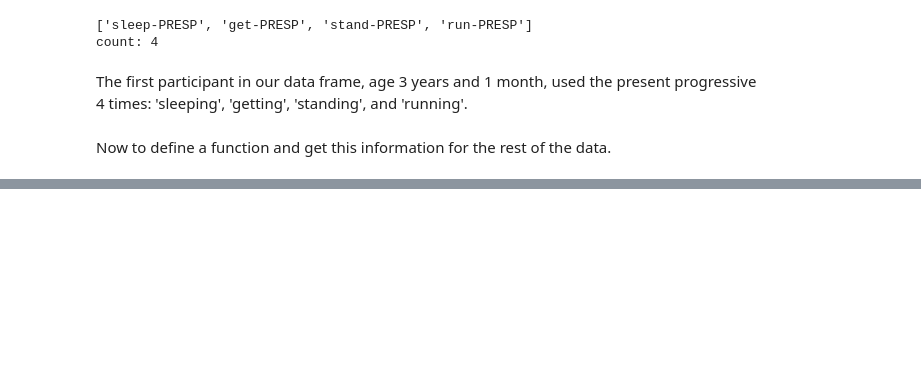
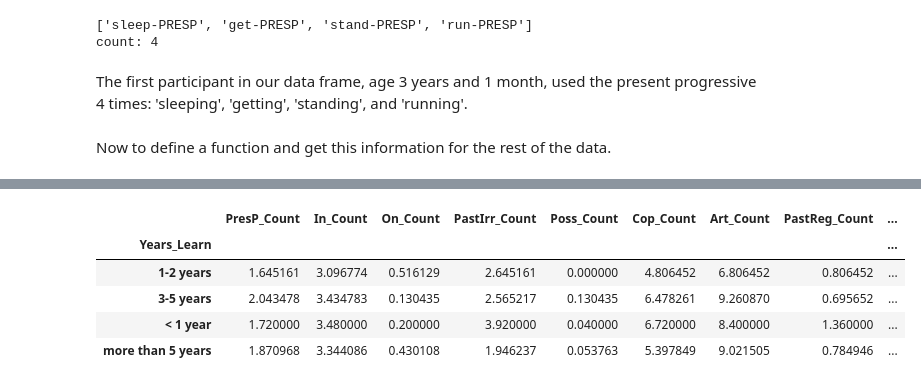
Before and after one commit to Data-Science-for-Linguists-2023/Morpheme-Acquisition-Analysis, a Jupyter notebook: notebooks/data_analysis.ipynb, the cells around one changed output, grey strips where cells are left out. Saved outputs shown, nothing was run; the diff lists cells and outputs as text; code cells hidden in the pictures; blank space fills up the shorter version.

```diff
--- a/notebooks/data_analysis.ipynb
+++ b/notebooks/data_analysis.ipynb
@@ -63,7 +82,6 @@ Ncorpus.head()
 # %%
 # learner corpus
-Lcorpus['PresP'] = Lcorpus.Morphemes.apply(get_presp)
-Lcorpus['PresP_Count'] = Lcorpus['PresP'].str.len()
+Lcorpus['PresP_Count'] = Lcorpus.Morphemes.apply(get_presp).str.len()
 Lcorpus.head()
 # %% [output]
 |  | Filename | Participant | Anon_ID | L1 | Age | Education | Years_Learn | Years_Env | Tokens | POS | ... |
@@ -115,0 +222,12 @@ Lcorpus['Poss_Count'] = Lcorpus['Poss'].str.len()
+# %%
+# L2 corpus
+Lcorpus[['Years_Learn', 'PresP_Count', 'In_Count', 'On_Count', 'PastIrr_Count',
+        'Poss_Count', 'Cop_Count', 'Art_Count', 'PastReg_Count',
+        '3PS_Count', '3PIrr_Count', 'Aux_Count']].groupby("Years_Learn").mean()
+# %% [output]
+|  | PresP_Count | In_Count | On_Count | PastIrr_Count | Poss_Count | Cop_Count | Art_Count | PastReg_Count | ... |
+| Years_Learn |  |  |  |  |  |  |  |  | ... |
+| 1-2 years | 1.645161 | 3.096774 | 0.516129 | 2.645161 | 0.000000 | 4.806452 | 6.806452 | 0.806452 | ... |
+| 3-5 years | 2.043478 | 3.434783 | 0.130435 | 2.565217 | 0.130435 | 6.478261 | 9.260870 | 0.695652 | ... |
+| < 1 year | 1.720000 | 3.480000 | 0.200000 | 3.920000 | 0.040000 | 6.720000 | 8.400000 | 1.360000 | ... |
+| more than 5 years | 1.870968 | 3.344086 | 0.430108 | 1.946237 | 0.053763 | 5.397849 | 9.021505 | 0.784946 | ... |
```
Also changed, not shown: parts of 20 cells of this notebook.
